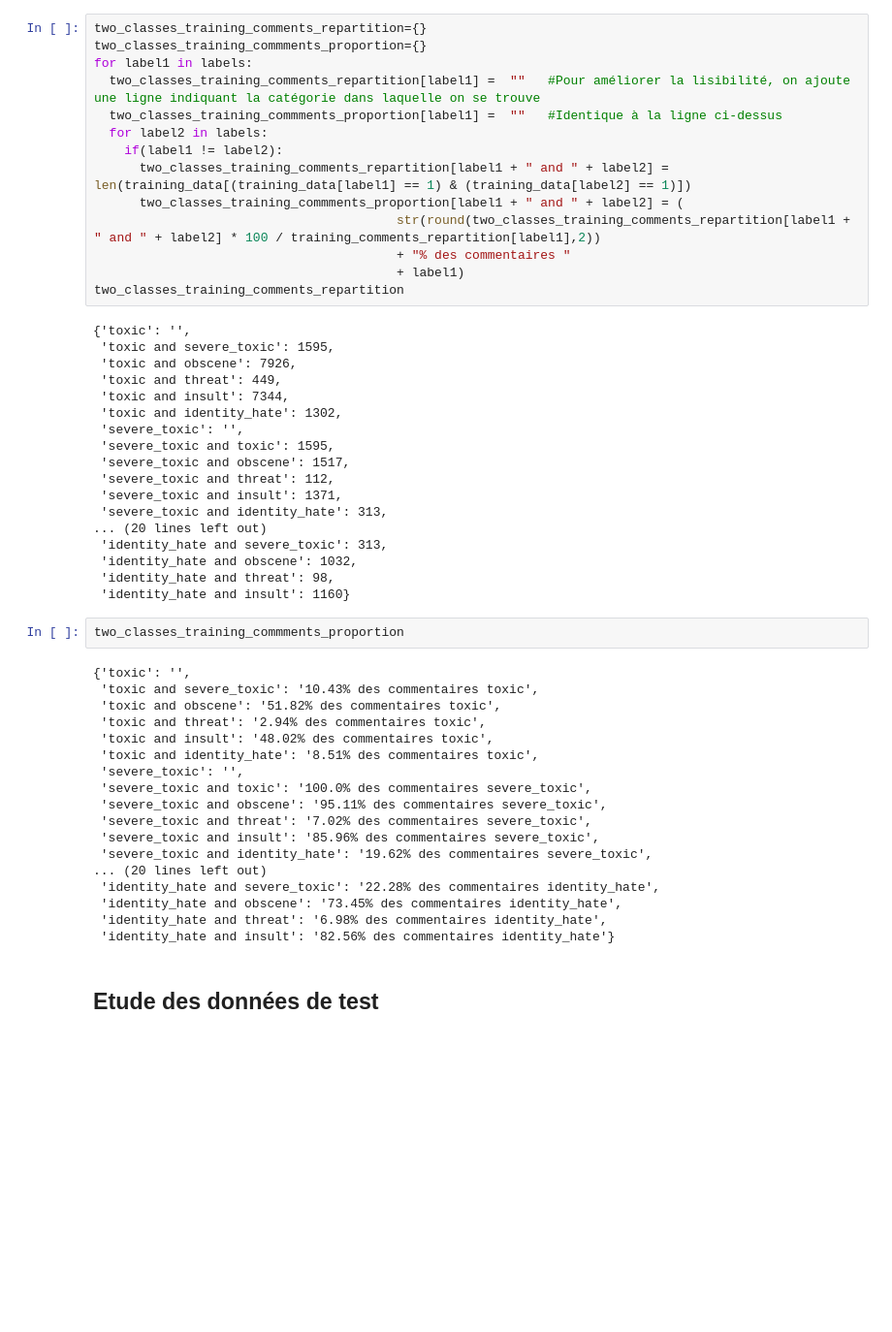
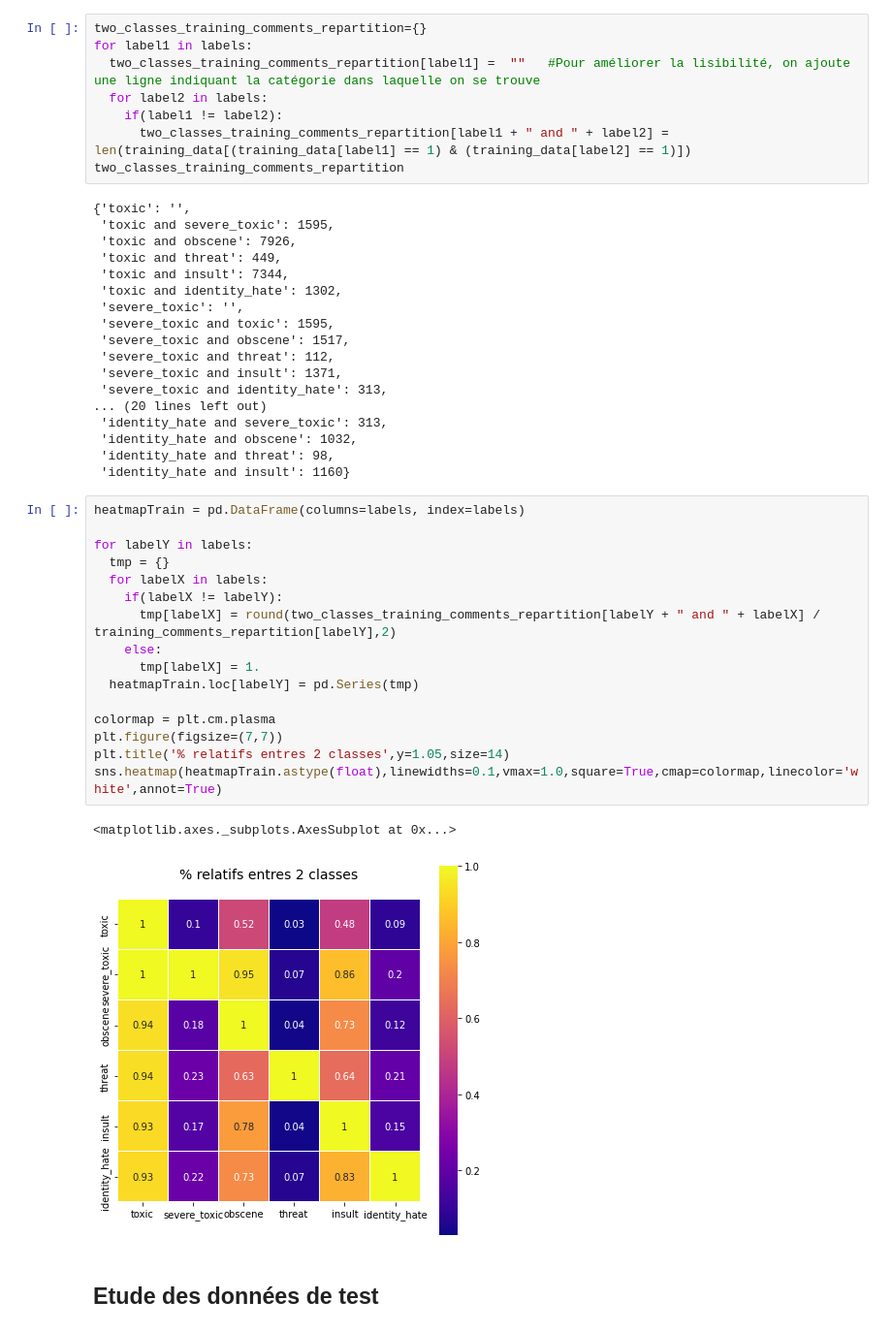
Before and after one commit to Giraud-Pierre/Toxic_Comment_classification, a Jupyter notebook: Classification_commentaires_toxiques_2.ipynb, the cells around one changed output. Shown at 97% size. Drawn from its saved outputs; the diff is of its cells as text; blank space fills up the shorter version.

```diff
--- a/Classification_commentaires_toxiques_2.ipynb
+++ b/Classification_commentaires_toxiques_2.ipynb
@@ -129,17 +130,11 @@ training_comments_proportion
 On calcule le nombre de commentaires en commun entre 2 classes et leur proportion dans le nombre de commentaires d'une de ces 2 classes
 # %%
 two_classes_training_comments_repartition={}
-two_classes_training_commments_proportion={}
 for label1 in labels:
   two_classes_training_comments_repartition[label1] =  ""   #Pour améliorer la lisibilité, on ajoute une ligne indiquant la catégorie dans laquelle on se trouve
-  two_classes_training_commments_proportion[label1] =  ""   #Identique à la ligne ci-dessus
   for label2 in labels:
     if(label1 != label2):
       two_classes_training_comments_repartition[label1 + " and " + label2] = len(training_data[(training_data[label1] == 1) & (training_data[label2] == 1)])
-      two_classes_training_commments_proportion[label1 + " and " + label2] = (
-                                        str(round(two_classes_training_comments_repartition[label1 + " and " + label2] * 100 / training_comments_repartition[label1],2))
-                                        + "% des commentaires "
-                                        + label1)
 two_classes_training_comments_repartition
 # %% [output]
 {'toxic': '',
@@ -159,26 +154,25 @@ two_classes_training_comments_repartition
  'identity_hate and obscene': 1032,
  'identity_hate and threat': 98,
  'identity_hate and insult': 1160}
-# %%
-two_classes_training_commments_proportion
-# %% [output]
-{'toxic': '',
- 'toxic and severe_toxic': '10.43% des commentaires toxic',
- 'toxic and obscene': '51.82% des commentaires toxic',
- 'toxic and threat': '2.94% des commentaires toxic',
- 'toxic and insult': '48.02% des commentaires toxic',
- 'toxic and identity_hate': '8.51% des commentaires toxic',
- 'severe_toxic': '',
- 'severe_toxic and toxic': '100.0% des commentaires severe_toxic',
- 'severe_toxic and obscene': '95.11% des commentaires severe_toxic',
- 'severe_toxic and threat': '7.02% des commentaires severe_toxic',
- 'severe_toxic and insult': '85.96% des commentaires severe_toxic',
- 'severe_toxic and identity_hate': '19.62% des commentaires severe_toxic',
-... (20 lines left out)
- 'identity_hate and severe_toxic': '22.28% des commentaires identity_hate',
- 'identity_hate and obscene': '73.45% des commentaires identity_hate',
- 'identity_hate and threat': '6.98% des commentaires identity_hate',
- 'identity_hate and insult': '82.56% des commentaires identity_hate'}
+# %%
+heatmapTrain = pd.DataFrame(columns=labels, index=labels)
+
+for labelY in labels:
+  tmp = {}
+  for labelX in labels:
+    if(labelX != labelY):
+      tmp[labelX] = round(two_classes_training_comments_repartition[labelY + " and " + labelX] / training_comments_repartition[labelY],2)
+    else:
+      tmp[labelX] = 1.
+  heatmapTrain.loc[labelY] = pd.Series(tmp)
+
+colormap = plt.cm.plasma
+plt.figure(figsize=(7,7))
+plt.title('% relatifs entres 2 classes',y=1.05,size=14)
+sns.heatmap(heatmapTrain.astype(float),linewidths=0.1,vmax=1.0,square=True,cmap=colormap,linecolor='white',annot=True)
+# %% [output]
+<matplotlib.axes._subplots.AxesSubplot at 0x...>
+[figure, added]
 # %% [markdown]
 ## Etude des données de test
 # %% [markdown]
```
Also changed, not shown: parts of 4 cells of this notebook.
